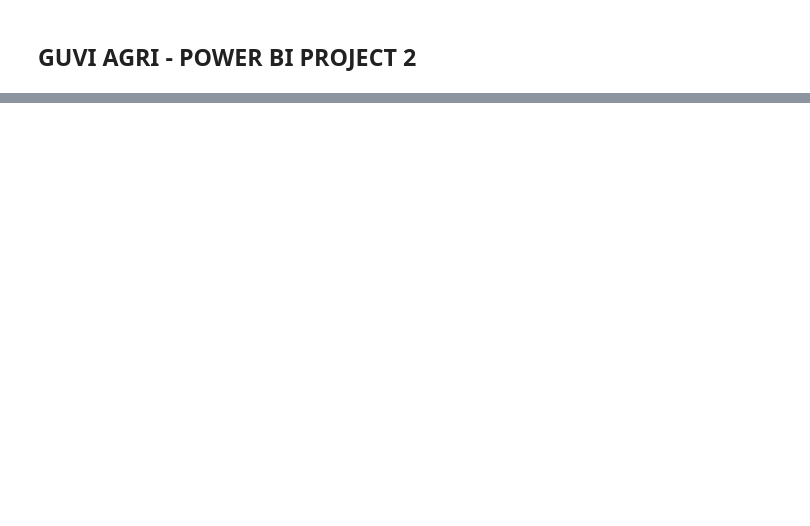
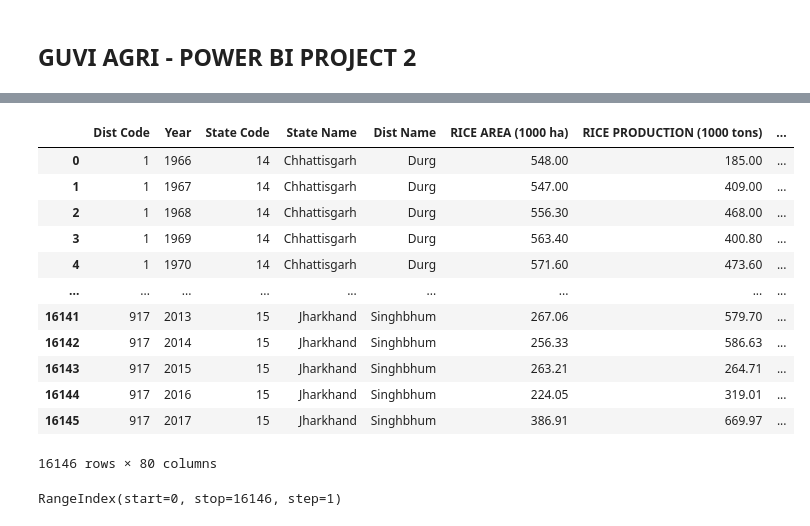
Before and after one commit to krishna7kandhan/KrishnaPythonProjects, a Jupyter notebook: guvi_AGRI_PORJECTS2/AGRI_PROJECT1.ipynb, the cells around one changed output, grey strips where cells are left out. Cells and saved outputs as stored; diff of their text form; code cells hidden in the pictures; blank space fills up the shorter version.

```diff
--- a/guvi_AGRI_PORJECTS2/AGRI_PROJECT1.ipynb
+++ b/guvi_AGRI_PORJECTS2/AGRI_PROJECT1.ipynb
@@ -8,4 +28,7 @@ ModuleNotFoundError: No module named 'pandas'
 # %%
-df = pd.read_csv('GUVI_AGRI_project2.csv')
-df.head()
+df = pd.read_csv('D:\PROFESSIONAL\GUVI\PROJECTS\Power BI\GUVI_AGRI_project2.csv')
+df.head
+df.shape
+df.info
+df.describe
 # %% [output]
@@ -12,0 +65,20 @@ NameError: name 'pd' is not defined
+# %%
+df
+# %% [output]
+|  | Dist Code | Year | State Code | State Name | Dist Name | RICE AREA (1000 ha) | RICE PRODUCTION (1000 tons) | ... |
+| 0 | 1 | 1966 | 14 | Chhattisgarh | Durg | 548.00 | 185.00 | ... |
+| 1 | 1 | 1967 | 14 | Chhattisgarh | Durg | 547.00 | 409.00 | ... |
+| 2 | 1 | 1968 | 14 | Chhattisgarh | Durg | 556.30 | 468.00 | ... |
+| 3 | 1 | 1969 | 14 | Chhattisgarh | Durg | 563.40 | 400.80 | ... |
+| 4 | 1 | 1970 | 14 | Chhattisgarh | Durg | 571.60 | 473.60 | ... |
+| ... | ... | ... | ... | ... | ... | ... | ... | ... |
+| 16141 | 917 | 2013 | 15 | Jharkhand | Singhbhum | 267.06 | 579.70 | ... |
+| 16142 | 917 | 2014 | 15 | Jharkhand | Singhbhum | 256.33 | 586.63 | ... |
+| 16143 | 917 | 2015 | 15 | Jharkhand | Singhbhum | 263.21 | 264.71 | ... |
+| 16144 | 917 | 2016 | 15 | Jharkhand | Singhbhum | 224.05 | 319.01 | ... |
+| 16145 | 917 | 2017 | 15 | Jharkhand | Singhbhum | 386.91 | 669.97 | ... |
+16146 rows × 80 columns
+# %%
+df.
+# %% [output]
+RangeIndex(start=0, stop=16146, step=1)
```
Also changed, not shown: parts of 4 cells of this notebook.
